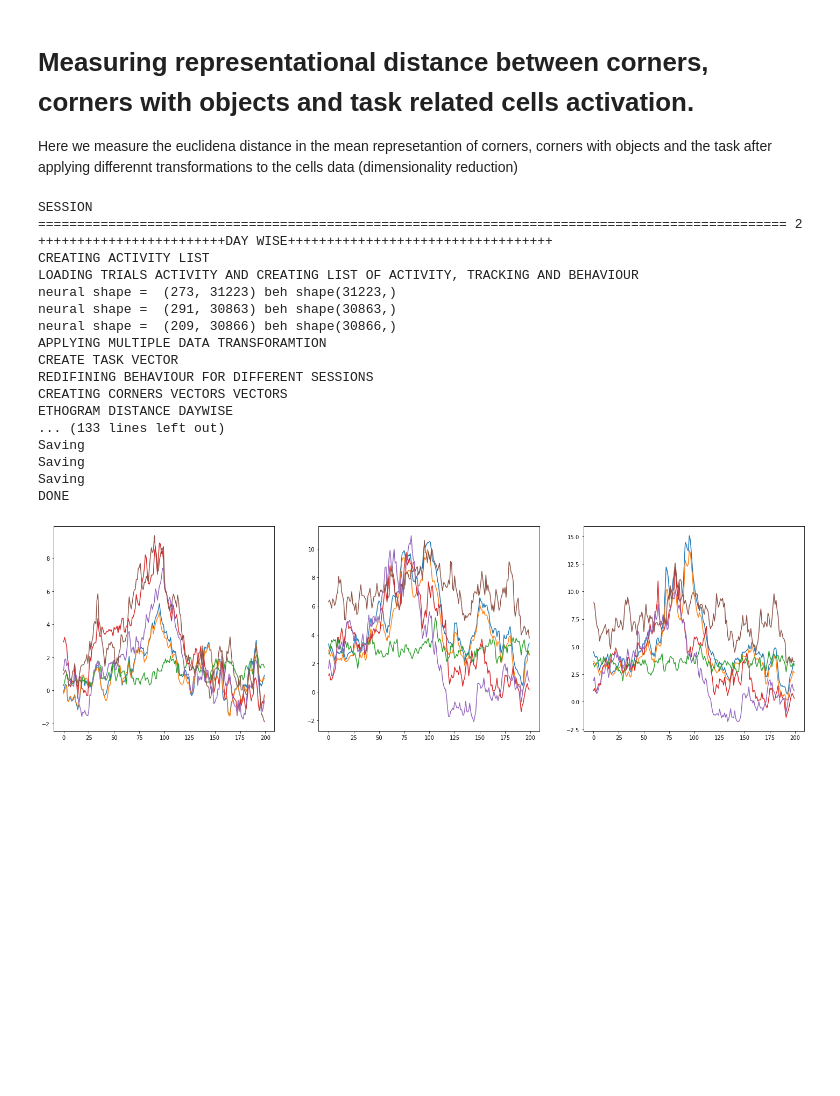
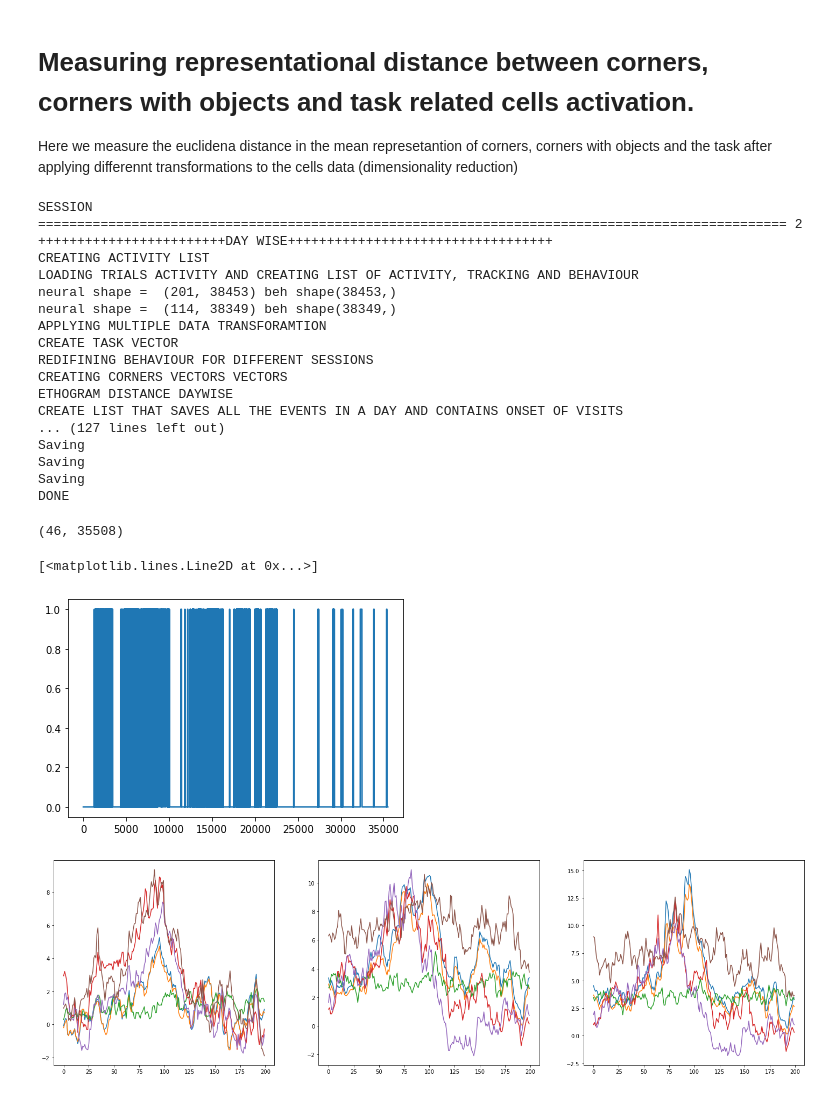
Before and after one commit to melisamc89/neural_analysys, a Jupyter notebook: src/representational_distance.ipynb, the cells around one changed output. Drawn from its saved outputs; the diff is of its cells as text; code cells hidden in the pictures; blank space fills up the shorter version.

```diff
--- a/src/representational_distance.ipynb
+++ b/src/representational_distance.ipynb
@@ -56,7 +57,7 @@ period_resting = period *50
 N_SHUFFLINGS = 50
 colorcodes = ['Greys','PuBu', 'YlOrRd','Reds','Blues','Oranges','Greens']
 # %%
-mouse = 32365   ### mouse number id
+mouse = 401714  ### mouse number id
 for session_now in range(2,3):
     print('SESSION ================================================================================================', session_now)
     task,colapse_behaviour,object_fixed,fixed,labels,colornames = mouse_properties(mouse = mouse, session_now = session_now)
@@ -70,7 +71,7 @@ for session_now in range(2,3):
 
     print('++++++++++++++++++++++++DAY WISE++++++++++++++++++++++++++++++++++')
     print('CREATING ACTIVITY LIST')
-    activity_list,timeline_list,behaviour_list,corners_list,parameters_time,parameters_list,parameters_list2, speed_list, day_list,tracking_list= load_data(mouse, session_now,decoding_v, motion_correction_v, alignment_v, equalization_v,source_extraction_v,component_evaluation_v, re_sf,file_directory, timeline_file_dir, behaviour_dir, behaviour_dir_parameters, tracking_dir, objects_dir)
+    activity_list,timeline_list,behaviour_list,corners_list,parameters_time,parameters_list,parameters_list2, speed_list, day_list,tracking_list= load_data(mouse, session_now,decoding_v, motion_correction_v, alignment_v, equalization_v,source_extraction_v,component_evaluation_v, re_sf,file_directory, timeline_file_dir, behaviour_dir, behaviour_dir_parameters, tracking_dir, objects_dir,binary = binary)
     print('APPLYING MULTIPLE DATA TRANSFORAMTION')
     data_transformation = transform_neural_data(activity_list, behaviour_list,parameters_time,parameters_list,parameters_list2,timeline_list,day_list)
     print('CREATE TASK VECTOR')
@@ -93,7 +94,7 @@ for session_now in range(2,3):
 
     print('++++++++++++++++++++++++TRIAL WISE ++++++++++++++++++++++++++++++++++')
 
-    activity_list_trial,timeline_list_trial,behaviour_list_trial,corners_list_trial,parameters_time_trial,parameters_list_trial,parameters_list2_trial, speed_list_trial,trial_list,tracking_list_trial = load_data_trial(mouse, session_now,decoding_v, motion_correction_v, alignment_v, equalization_v,source_extraction_v,component_evaluation_v, re_sf,file_directory, timeline_file_dir, behaviour_dir, behaviour_dir_parameters, tracking_dir, objects_dir)
+    activity_list_trial,timeline_list_trial,behaviour_list_trial,corners_list_trial,parameters_time_trial,parameters_list_trial,parameters_list2_trial, speed_list_trial,trial_list,tracking_list_trial = load_data_trial(mouse, session_now,decoding_v, motion_correction_v, alignment_v, equalization_v,source_extraction_v,component_evaluation_v, re_sf,file_directory, timeline_file_dir, behaviour_dir, behaviour_dir_parameters, tracking_dir, objects_dir,binary = binary)
     data_transformation_trial = transform_neural_data(activity_list_trial, behaviour_list_trial,parameters_time_trial,parameters_list_trial,parameters_list2_trial,timeline_list_trial,trial_list)
     create_task_behaviour_trial(behaviour_list_trial,colapse_behaviour,object_fixed,timeline_list_trial,trial_list)
     navigation_list_trial, exploration_list_trial = create_corners_occupation(behaviour_list_trial, corners_list_trial, speed_list_trial,trial_list)
@@ -117,19 +118,28 @@ SESSION ========================================================================
 ++++++++++++++++++++++++DAY WISE++++++++++++++++++++++++++++++++++
 CREATING ACTIVITY LIST
 LOADING TRIALS ACTIVITY AND CREATING LIST OF ACTIVITY, TRACKING AND BEHAVIOUR
-neural shape =  (273, 31223) beh shape(31223,)
-neural shape =  (291, 30863) beh shape(30863,)
-neural shape =  (209, 30866) beh shape(30866,)
+neural shape =  (201, 38453) beh shape(38453,)
+neural shape =  (114, 38349) beh shape(38349,)
 APPLYING MULTIPLE DATA TRANSFORAMTION
 CREATE TASK VECTOR
 REDIFINING BEHAVIOUR FOR DIFFERENT SESSIONS
 CREATING CORNERS VECTORS VECTORS
 ETHOGRAM DISTANCE DAYWISE
-... (133 lines left out)
+CREATE LIST THAT SAVES ALL THE EVENTS IN A DAY AND CONTAINS ONSET OF VISITS
+... (127 lines left out)
 Saving
 Saving
 Saving
 DONE
+# %%
+activity_list[0].shape
+# %% [output]
+(46, 35508)
+# %%
+plt.plot(activity_list[0][40,:])
+# %% [output]
+[<matplotlib.lines.Line2D at 0x...>]
+[figure, added]
 # %%
 figure, axes = plt.subplots(1,3)
 
```
Also changed, not shown: parts of 1 cell of this notebook, 14 other files.
